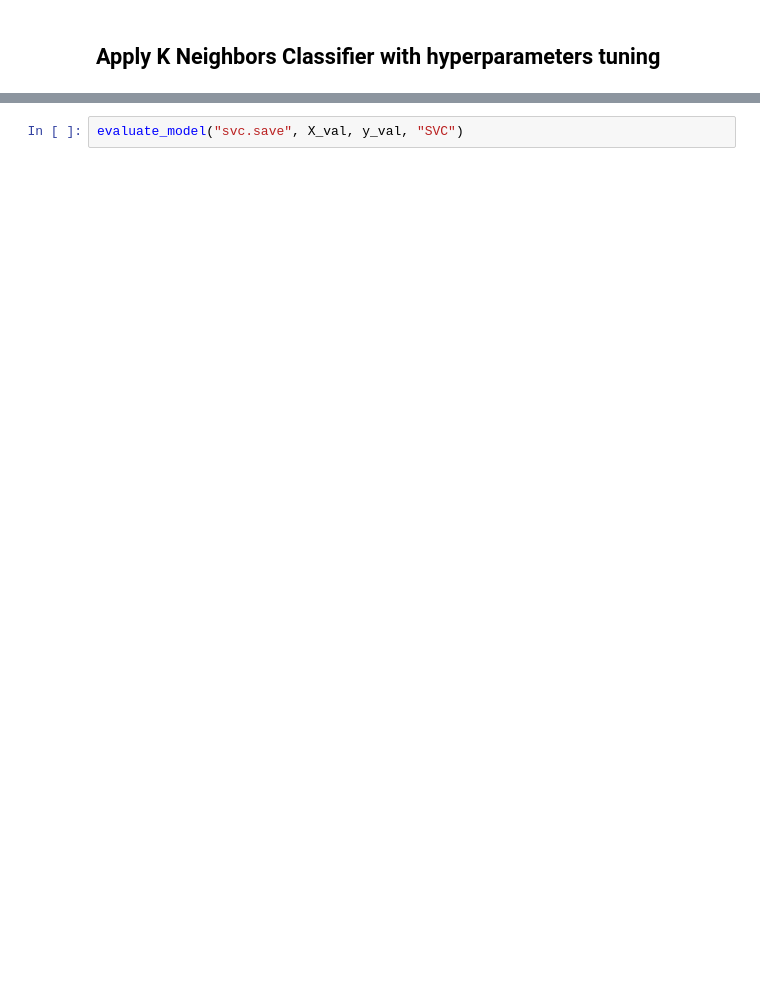
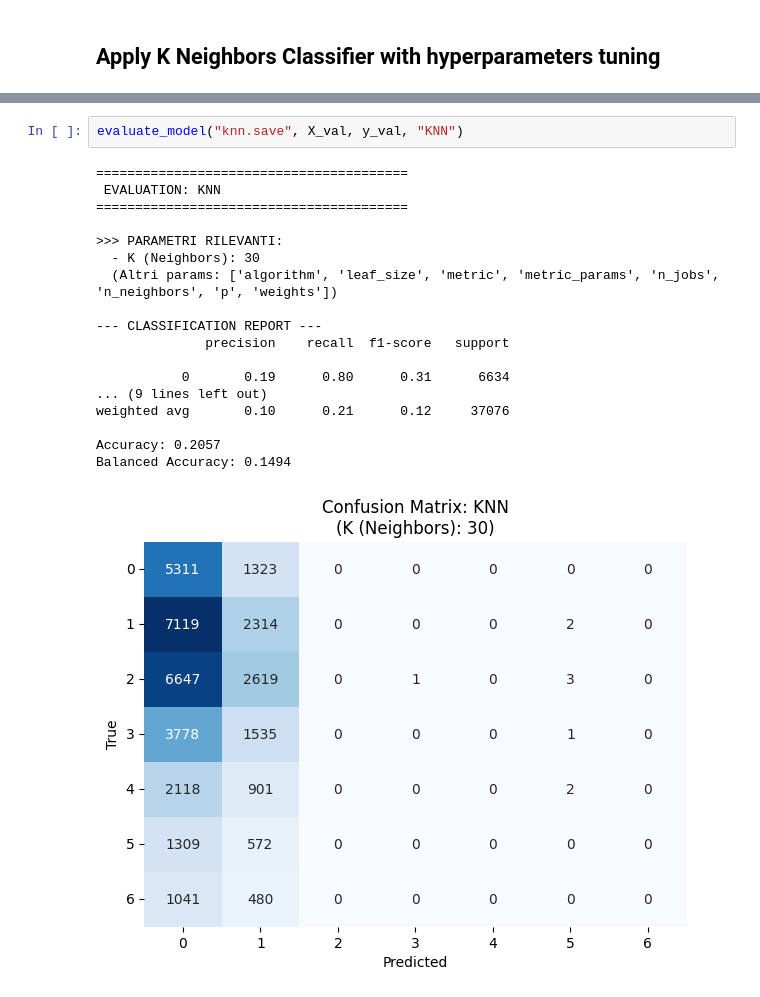
Before and after one commit to gabb-OS/loan-risk-rating-prediction, a Jupyter notebook: src/train.ipynb, the cells around one changed output, grey strips where cells are left out. Cells and saved outputs as stored; diff of their text form; blank space fills up the shorter version.

```diff
--- a/src/train.ipynb
+++ b/src/train.ipynb
@@ -1208,2 +1424,21 @@ for scaler_name, scaler in scalers.items():
 # %%
-evaluate_model("svc.save", X_val, y_val, "SVC")
+evaluate_model("knn.save", X_val, y_val, "KNN")
+# %% [output]
+========================================
+ EVALUATION: KNN
+========================================
+
+>>> PARAMETRI RILEVANTI:
+  - K (Neighbors): 30
+  (Altri params: ['algorithm', 'leaf_size', 'metric', 'metric_params', 'n_jobs', 'n_neighbors', 'p', 'weights'])
+
+--- CLASSIFICATION REPORT ---
+              precision    recall  f1-score   support
+
+           0       0.19      0.80      0.31      6634
+... (9 lines left out)
+weighted avg       0.10      0.21      0.12     37076
+
+Accuracy: 0.2057
+Balanced Accuracy: 0.1494
+[figure, added]
```
Also changed, not shown: parts of 16 cells of this notebook.
